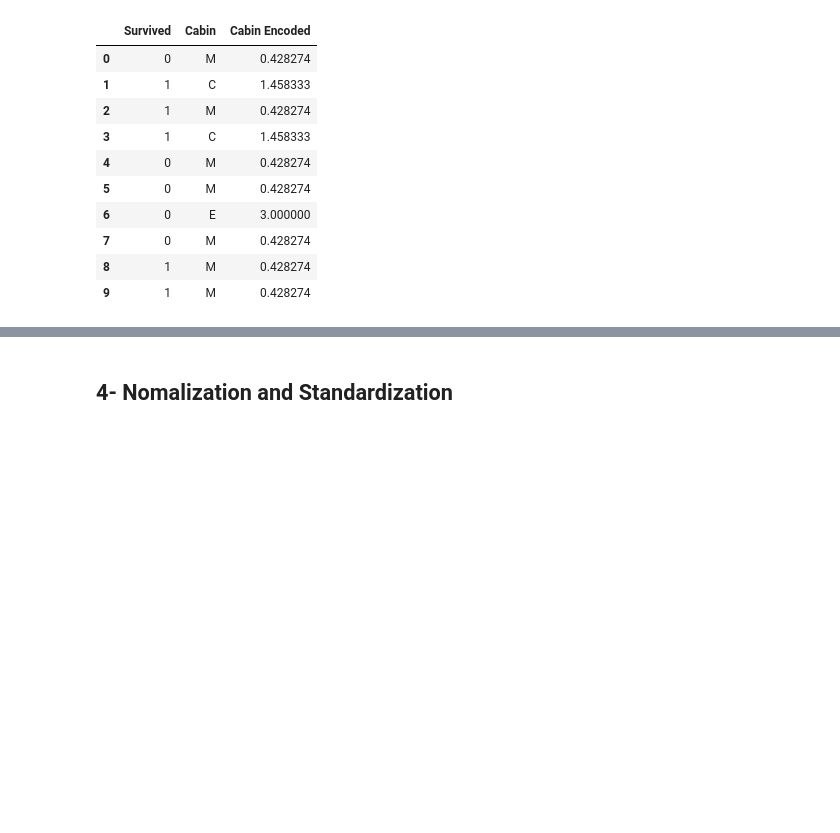
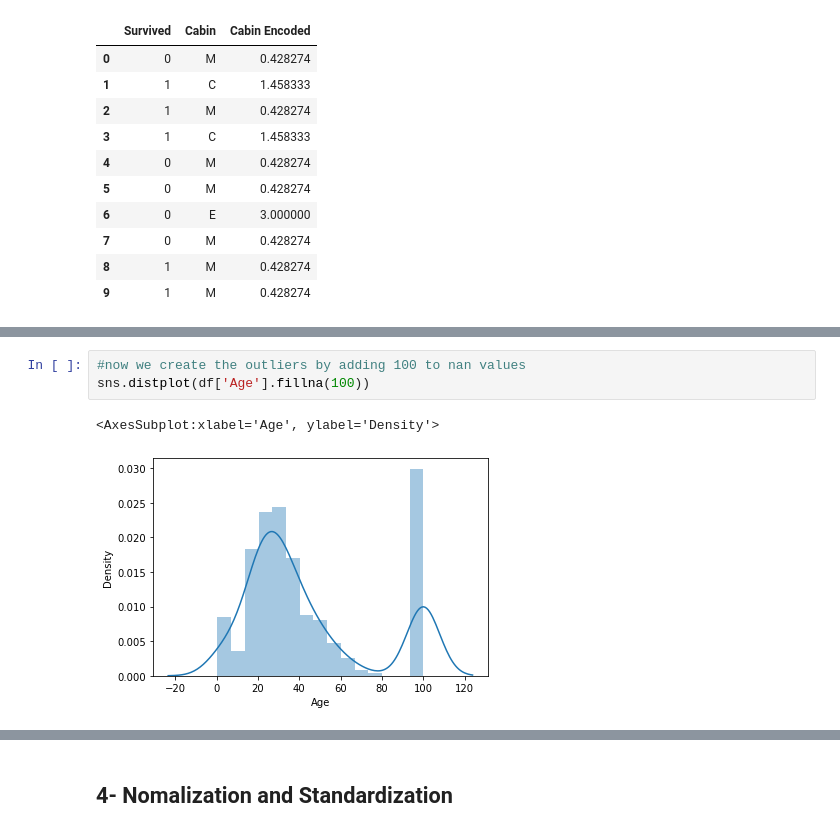
Before and after one commit to shaizpunjwani/Data-Science, a Jupyter notebook: Techniques in Feature Handling.ipynb, the cells around one changed output, grey strips where cells are left out. Cells and saved outputs as stored; diff of their text form; blank space fills up the shorter version.

```diff
--- a/Techniques in Feature Handling.ipynb
+++ b/Techniques in Feature Handling.ipynb
@@ -1128,0 +1171,6 @@ df.head(10)
+# %%
+#now we create the outliers by adding 100 to nan values
+sns.distplot(df['Age'].fillna(100))
+# %% [output]
+<AxesSubplot:xlabel='Age', ylabel='Density'>
+[figure, added]
```
Also changed, not shown: parts of 51 cells of this notebook.
